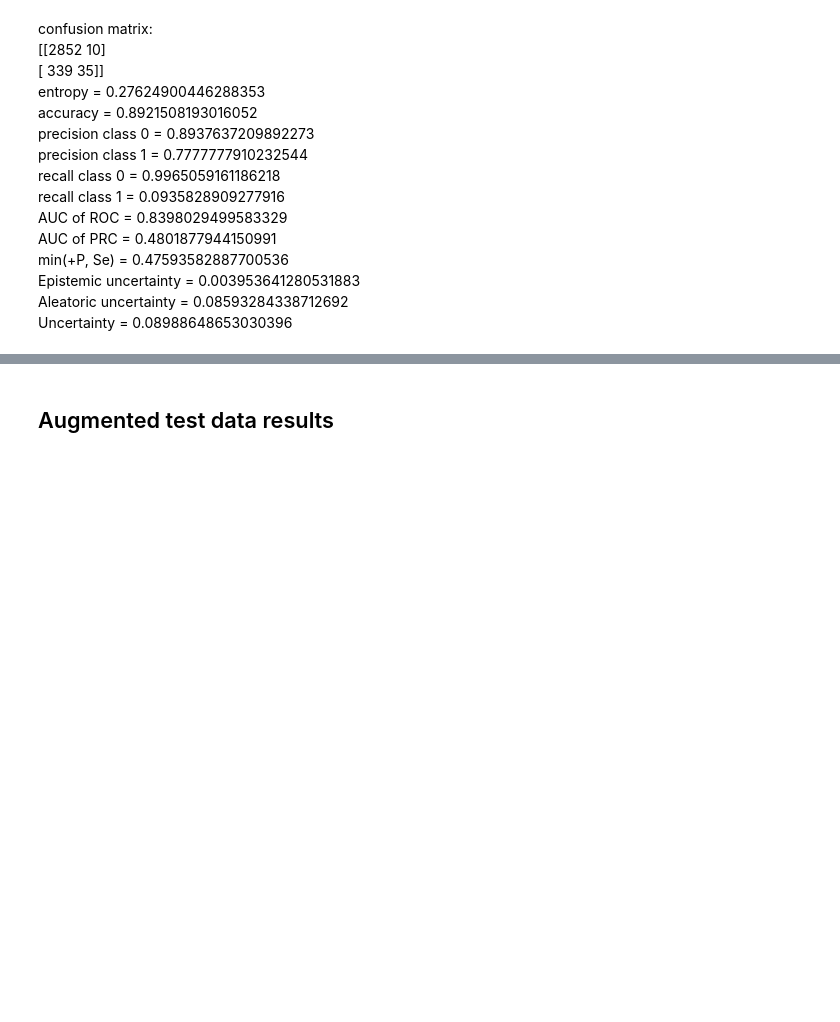
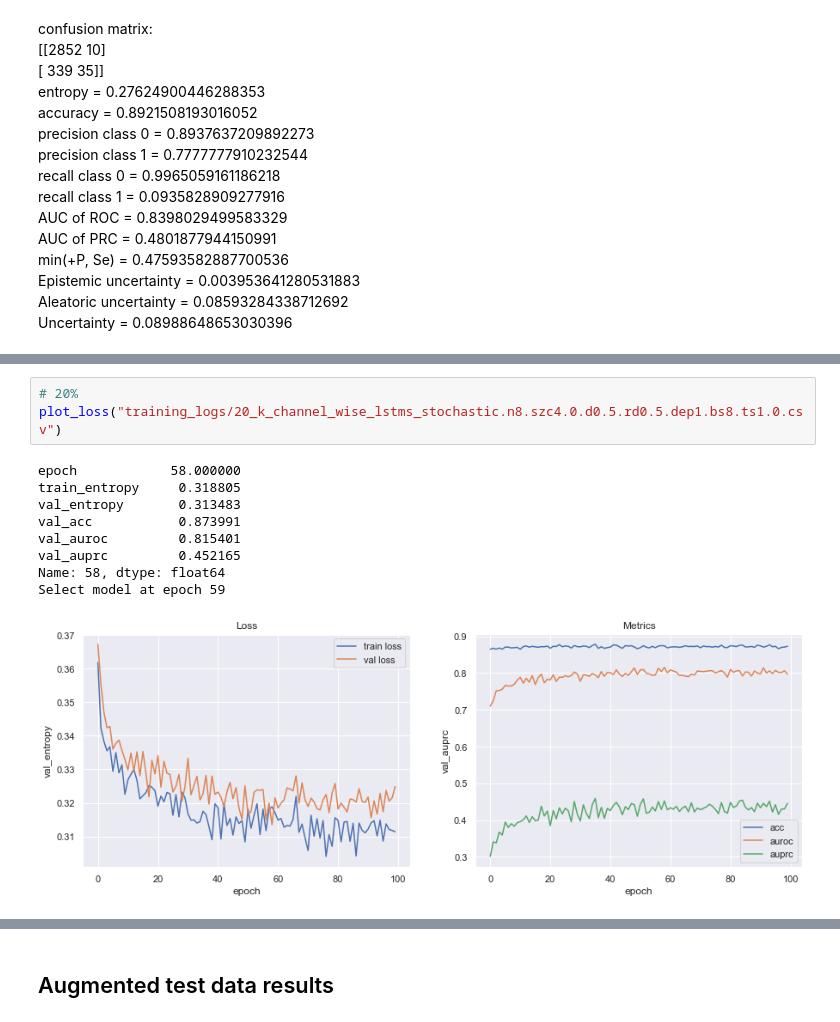
Before and after one commit to nlhkh/mimic3-benchmarks, a Jupyter notebook: Training logs and collect test results.ipynb, the cells around one changed output, grey strips where cells are left out. Drawn from its saved outputs; the diff is of its cells as text; blank space fills up the shorter version.

```diff
--- a/Training logs and collect test results.ipynb
+++ b/Training logs and collect test results.ipynb
@@ -1136,0 +1168,13 @@ Uncertainty = 0.08988648653030396
+# %%
+# 20%
+plot_loss("training_logs/20_k_channel_wise_lstms_stochastic.n8.szc4.0.d0.5.rd0.5.dep1.bs8.ts1.0.csv")
+# %% [output]
+epoch            58.000000
+train_entropy     0.318805
+val_entropy       0.313483
+val_acc           0.873991
+val_auroc         0.815401
+val_auprc         0.452165
+Name: 58, dtype: float64
+Select model at epoch 59
+[figure, added]
```
Also changed, not shown: parts of 18 cells of this notebook, 1 other file.
